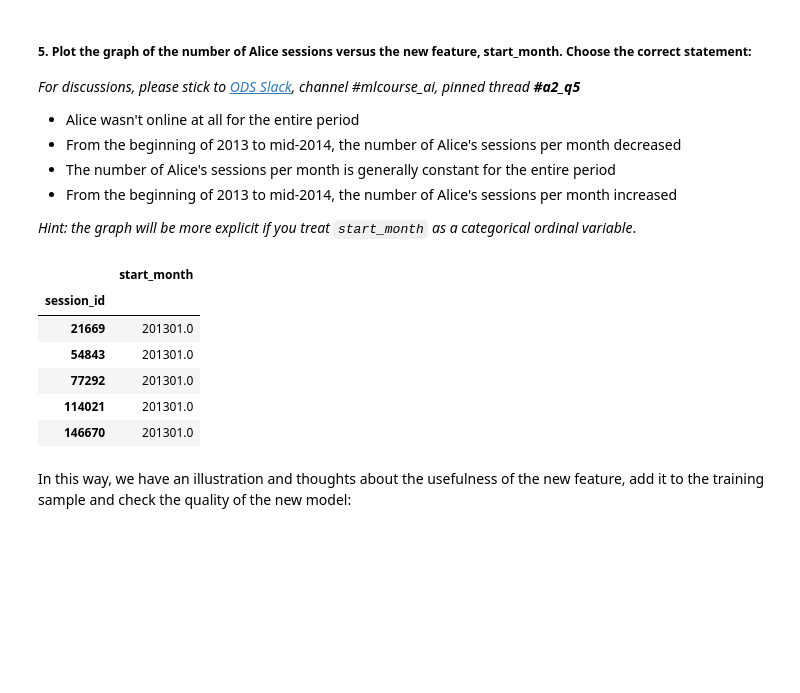
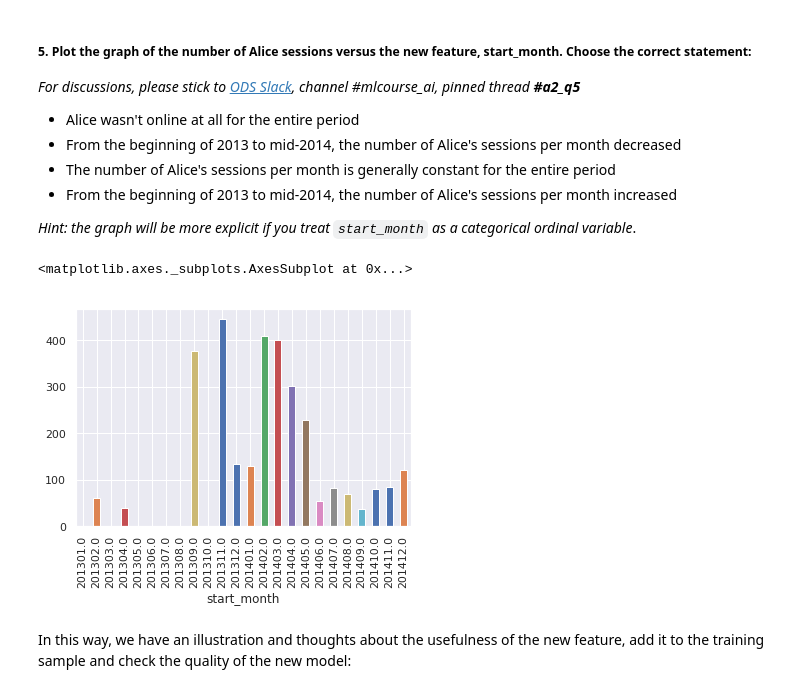
Before and after one commit to Arunkumar0258/mlcourse.ai, a Jupyter notebook: jupyter_english/assignments_spring2019/assignment2_part1_alice_logistic_regression.ipynb, the cells around one changed output. Saved outputs shown, nothing was run; the diff lists cells and outputs as text; code cells hidden in the pictures; blank space fills up the shorter version.

```diff
--- a/jupyter_english/assignments_spring2019/assignment2_part1_alice_logistic_regression.ipynb
+++ b/jupyter_english/assignments_spring2019/assignment2_part1_alice_logistic_regression.ipynb
@@ -460,17 +468,14 @@ full_new_feat['start_month'] = full_df['time1'].apply(lambda ts:
 - From the beginning of 2013 to mid-2014, the number of Alice's sessions per month increased
 
 *Hint: the graph will be more explicit if you treat `start_month` as a categorical ordinal variable*.
-# %%
-# Your code is here
-full_new_feat.head()
-# %% [output]
-|  | start_month |
-| session_id |  |
-| 21669 | 201301.0 |
-| 54843 | 201301.0 |
-| 77292 | 201301.0 |
-| 114021 | 201301.0 |
-| 146670 | 201301.0 |
+# %%
+# Your code is here
+alice_idx = train_df[train_df['target'] == 1].index
+alice_sess = full_new_feat.astype('category').loc[alice_idx]
+alice_sess.groupby('start_month')['start_month'].count().plot(kind='bar')
+# %% [output]
+<matplotlib.axes._subplots.AxesSubplot at 0x...>
+[figure, added]
 # %% [markdown]
 In this way, we have an illustration and thoughts about the usefulness of the new feature, add it to the training sample and check the quality of the new model:
 # %%
```
Also changed, not shown: parts of 1 cell of this notebook.
